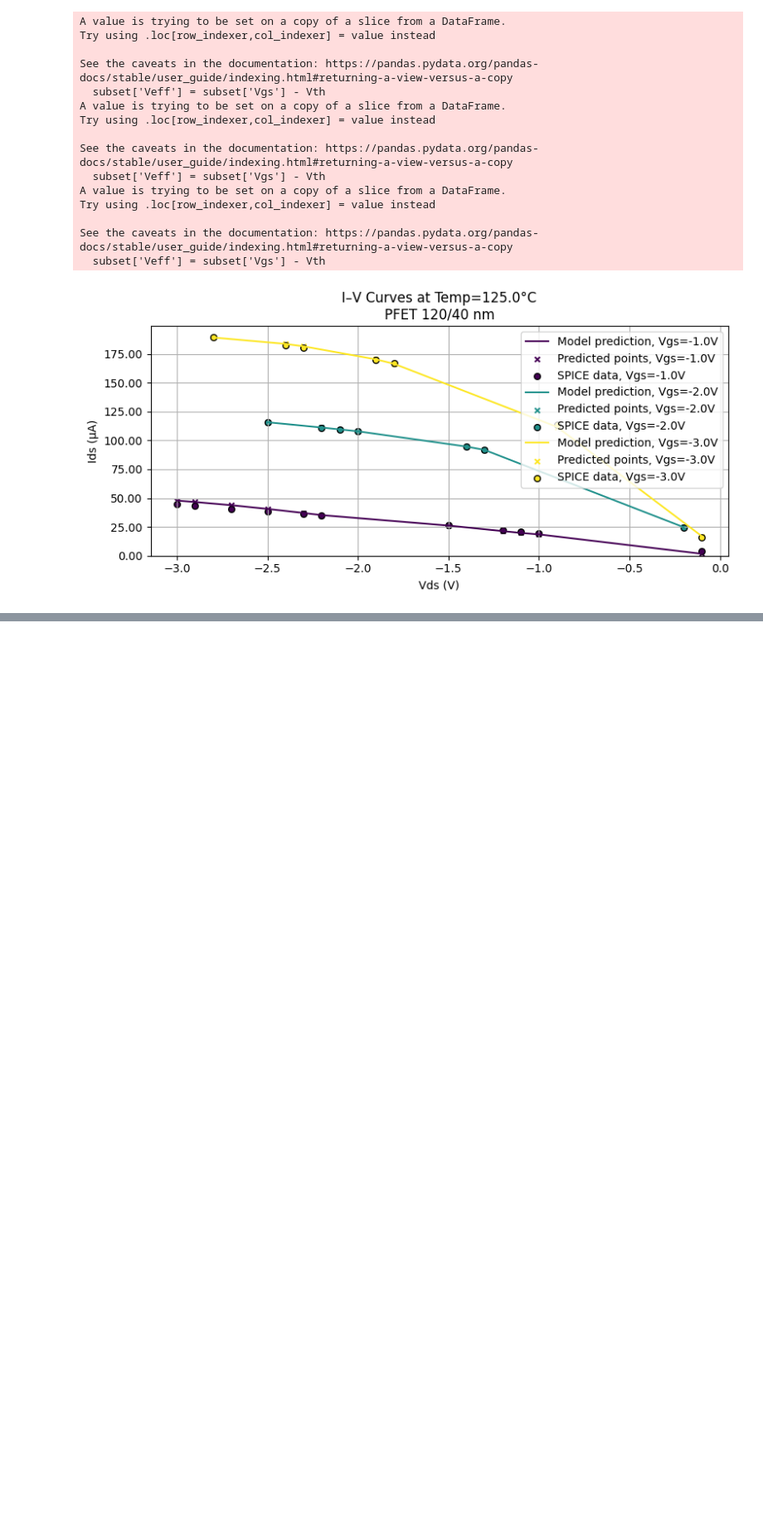
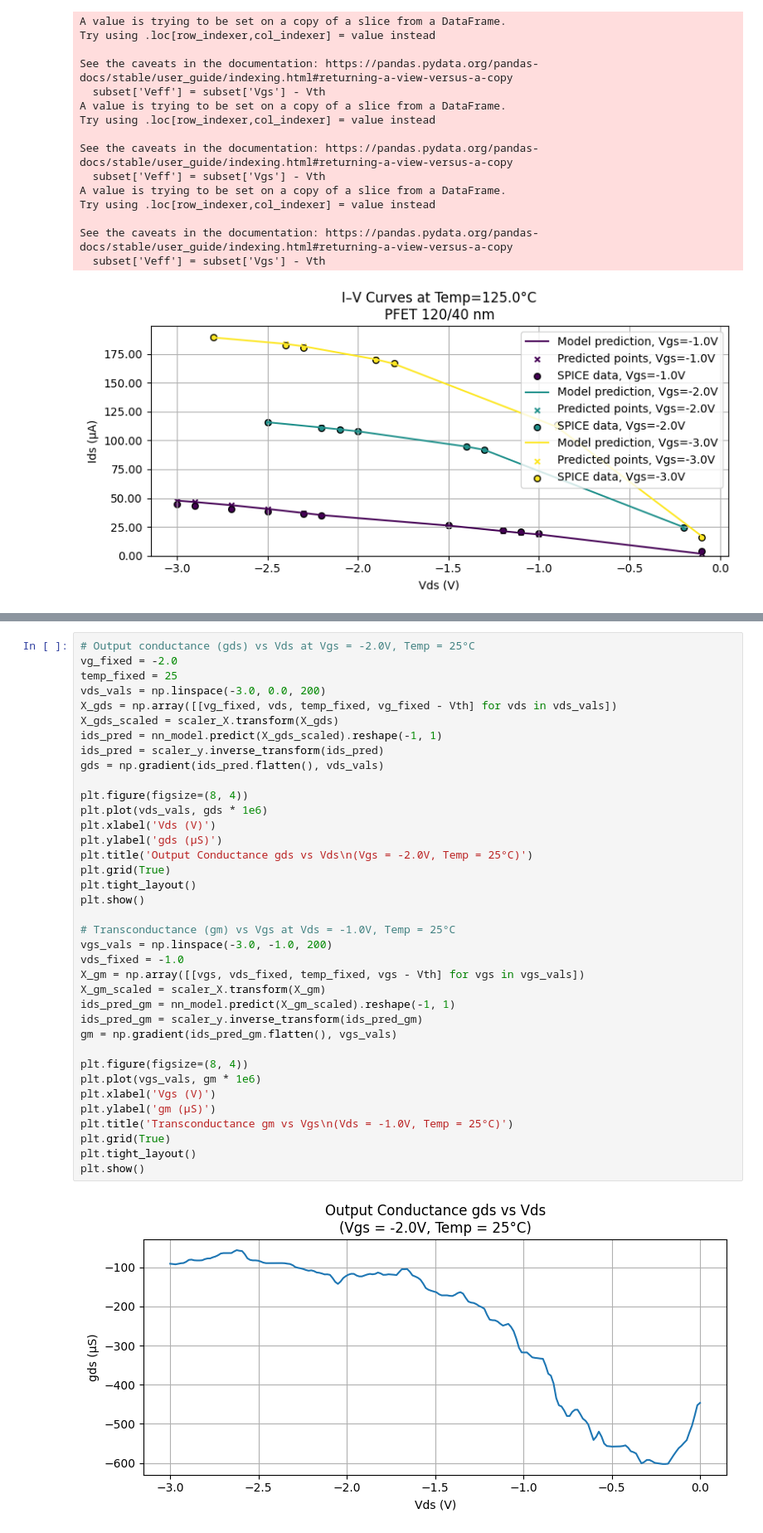
Before and after one commit to jithsg/MODELING, a Jupyter notebook: Question_3_PMOS.ipynb, the cells around one changed output, grey strips where cells are left out. Shown at 83% size. Cells and saved outputs as stored; diff of their text form; blank space fills up the shorter version.

```diff
--- a/Question_3_PMOS.ipynb
+++ b/Question_3_PMOS.ipynb
@@ -741,0 +1689,39 @@ See the caveats in the documentation: https://pandas.pydata.org/pandas-docs/stab
+# %%
+# Output conductance (gds) vs Vds at Vgs = -2.0V, Temp = 25°C
+vg_fixed = -2.0
+temp_fixed = 25
+vds_vals = np.linspace(-3.0, 0.0, 200)
+X_gds = np.array([[vg_fixed, vds, temp_fixed, vg_fixed - Vth] for vds in vds_vals])
+X_gds_scaled = scaler_X.transform(X_gds)
+ids_pred = nn_model.predict(X_gds_scaled).reshape(-1, 1)
+ids_pred = scaler_y.inverse_transform(ids_pred)
+gds = np.gradient(ids_pred.flatten(), vds_vals)
+
+plt.figure(figsize=(8, 4))
+plt.plot(vds_vals, gds * 1e6)
+plt.xlabel('Vds (V)')
+plt.ylabel('gds (μS)')
+plt.title('Output Conductance gds vs Vds\n(Vgs = -2.0V, Temp = 25°C)')
+plt.grid(True)
+plt.tight_layout()
+plt.show()
+
+# Transconductance (gm) vs Vgs at Vds = -1.0V, Temp = 25°C
+vgs_vals = np.linspace(-3.0, -1.0, 200)
+vds_fixed = -1.0
+X_gm = np.array([[vgs, vds_fixed, temp_fixed, vgs - Vth] for vgs in vgs_vals])
+X_gm_scaled = scaler_X.transform(X_gm)
+ids_pred_gm = nn_model.predict(X_gm_scaled).reshape(-1, 1)
+ids_pred_gm = scaler_y.inverse_transform(ids_pred_gm)
+gm = np.gradient(ids_pred_gm.flatten(), vgs_vals)
+
+plt.figure(figsize=(8, 4))
+plt.plot(vgs_vals, gm * 1e6)
+plt.xlabel('Vgs (V)')
+plt.ylabel('gm (μS)')
+plt.title('Transconductance gm vs Vgs\n(Vds = -1.0V, Temp = 25°C)')
+plt.grid(True)
+plt.tight_layout()
+plt.show()
+# %% [output]
+[figure, added]
```
Also changed, not shown: parts of 8 cells of this notebook.
